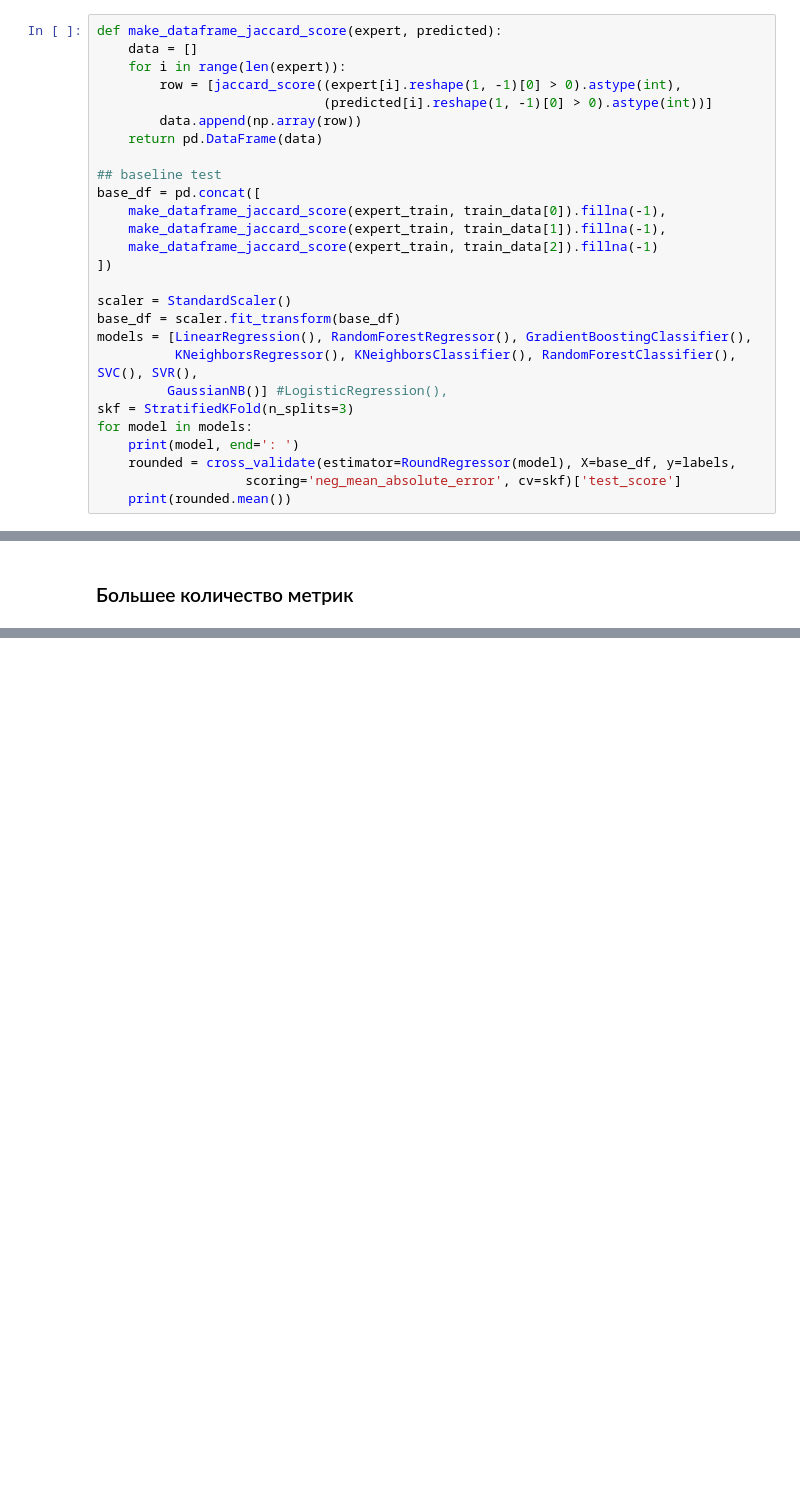
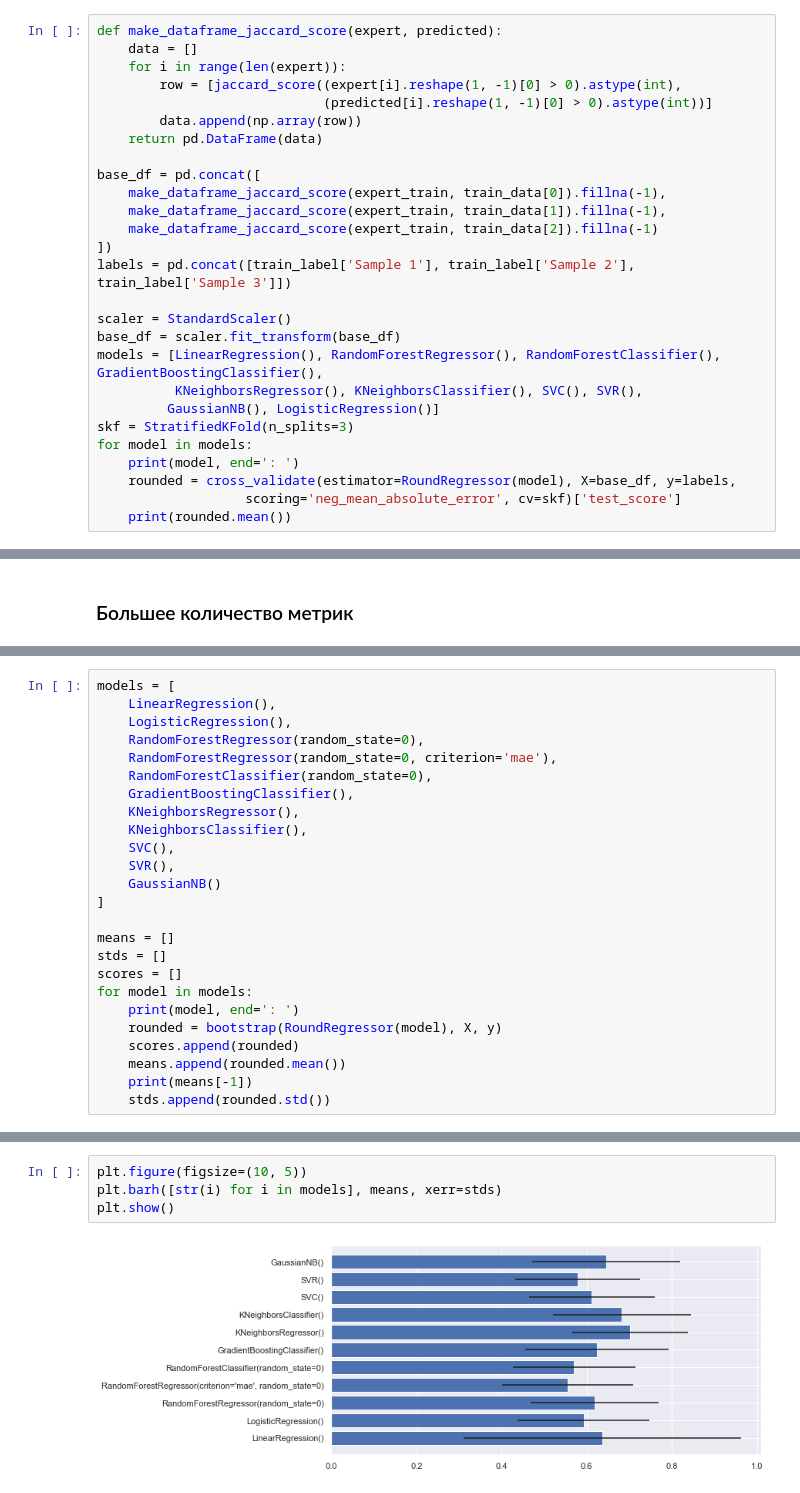
Before and after one commit to Indevem/medical-imaging-evaluation, a Jupyter notebook: model/in_progress_daria.ipynb, the cells around one changed output, grey strips where cells are left out. Drawn from its saved outputs; the diff is of its cells as text; blank space fills up the shorter version.

```diff
--- a/model/in_progress_daria.ipynb
+++ b/model/in_progress_daria.ipynb
@@ -167,18 +169,18 @@ def make_dataframe_jaccard_score(expert, predicted):
         data.append(np.array(row))
     return pd.DataFrame(data)
 
-## baseline test
 base_df = pd.concat([
     make_dataframe_jaccard_score(expert_train, train_data[0]).fillna(-1),
     make_dataframe_jaccard_score(expert_train, train_data[1]).fillna(-1),
     make_dataframe_jaccard_score(expert_train, train_data[2]).fillna(-1)
 ])
+labels = pd.concat([train_label['Sample 1'], train_label['Sample 2'], train_label['Sample 3']])
 
 scaler = StandardScaler()
 base_df = scaler.fit_transform(base_df)
-models = [LinearRegression(), RandomForestRegressor(), GradientBoostingClassifier(),
-          KNeighborsRegressor(), KNeighborsClassifier(), RandomForestClassifier(), SVC(), SVR(),
-         GaussianNB()] #LogisticRegression(),
+models = [LinearRegression(), RandomForestRegressor(), RandomForestClassifier(), GradientBoostingClassifier(),
+          KNeighborsRegressor(), KNeighborsClassifier(), SVC(), SVR(),
+         GaussianNB(), LogisticRegression()]
 skf = StratifiedKFold(n_splits=3)
 for model in models:
     print(model, end=': ')
@@ -277,0 +264,25 @@ for i in range(0, 10):
+# %%
+models = [
+    LinearRegression(),
+    LogisticRegression(),
+    RandomForestRegressor(random_state=0),
+    RandomForestRegressor(random_state=0, criterion='mae'),
+    RandomForestClassifier(random_state=0),
+    GradientBoostingClassifier(),
+    KNeighborsRegressor(),
+    KNeighborsClassifier(),
+    SVC(),
+    SVR(),
+    GaussianNB()
+]
+
+means = []
+stds = []
+scores = []
+for model in models:
+    print(model, end=': ')
+    rounded = bootstrap(RoundRegressor(model), X, y)
+    scores.append(rounded)
+    means.append(rounded.mean())
+    print(means[-1])
+    stds.append(rounded.std())
@@ -277,0 +301,6 @@ for i in range(0, 10):
+# %%
+plt.figure(figsize=(10, 5))
+plt.barh([str(i) for i in models], means, xerr=stds)
+plt.show()
+# %% [output]
+[figure, added]
```
Also changed, not shown: parts of 31 cells of this notebook.
